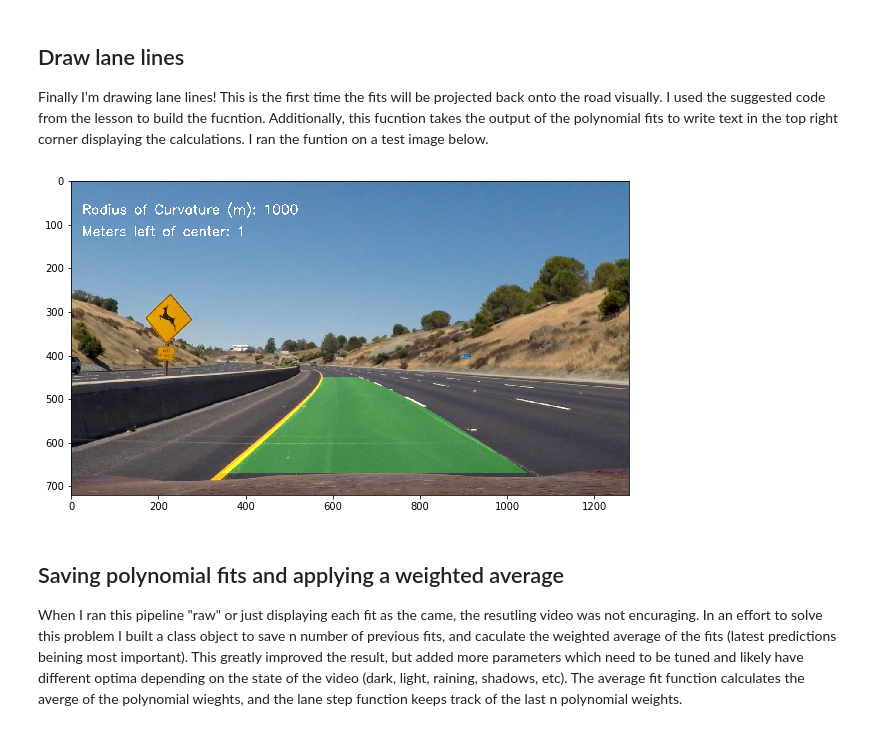
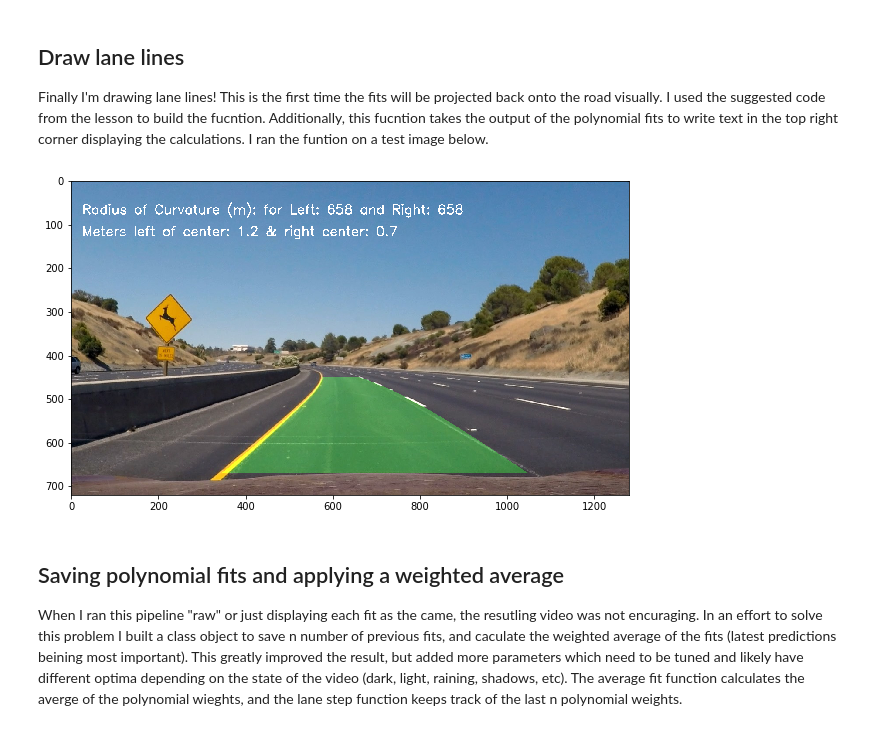
Before and after one commit to drmerlot/Carnd-Advanced-Lane-Lines, a Jupyter notebook: advanced_lane_lines.ipynb, the cells around one changed output. Cells and saved outputs as stored; diff of their text form; code cells hidden in the pictures.

```diff
--- a/advanced_lane_lines.ipynb
+++ b/advanced_lane_lines.ipynb
@@ -634,37 +635,37 @@ def draw_lane(test, image, left_fitx, right_fitx, curve_text, center_text):
     pts_right = np.array([np.flipud(np.transpose(np.vstack([right_fitx, ploty])))])
     pts = np.hstack((pts_left, pts_right))
 
     # Draw the lane onto the warped blank image
     cv2.fillPoly(color_warp, np.int_([pts]), (0,255, 0))
 
     # Warp the blank back to original image space using inverse perspective matrix (Minv)
     newwarp = cv2.warpPerspective(color_warp, Minv, (image.shape[1], image.shape[0]))
     # Combine the result with the original image
     #result = cv2.addWeighted(image, 1, newwarp, 0.3, 0)
     result = cv2.addWeighted(image, 1, newwarp, 0.3, 0)
 
     #font = cv2.FOT_HERSHEY_TRIPLEX
-    curve_text = 'Radius of Curvature (m): ' + str(curve_text)
+    curve_text = 'Radius of Curvature (m): for Left: ' + str(curve_text[0]) + ' and Right: ' + str(curve_text[0])
 
     # now lane distance. Add this commented out line to print out dist from right line also
     #+ ' & right line: ' + str(center_text[1])
-    center_text = 'Meters left of center: ' + str(center_text)
+    center_text = 'Meters left of center: ' + str(center_text[0]) + ' & right center: ' + str(center_text[1])
     image_text1 = cv2.putText(result, curve_text, (25,75), cv2.FONT_HERSHEY_SIMPLEX, 1, (255,255,255),2)
     image_text2 = cv2.putText(image_text1, center_text, (25,125), cv2.FONT_HERSHEY_SIMPLEX, 1, (255,255,255),2)
 
     #result = cv2.addWeighted(image_text2, 1, newwarp, 0.3, 0)
 
     return image_text2
 
 # test the draw function
 # just to test, put in hard values
 result = []
-result = draw_lane(test, image, left_fitx, right_fitx, 1000, 1)
+result = draw_lane(test, image, left_fitx, right_fitx, [658, 720], [1.2, 0.7])
 plt.imshow(result)
 
 plt.savefig('output_images/draw_test.png')
 # %% [output]
-[figure, old version]
+[figure, new version]
 # %% [markdown]
 ## Saving polynomial fits and applying a weighted average
 
```
Also changed, not shown: parts of 6 cells of this notebook, 5 other files.
